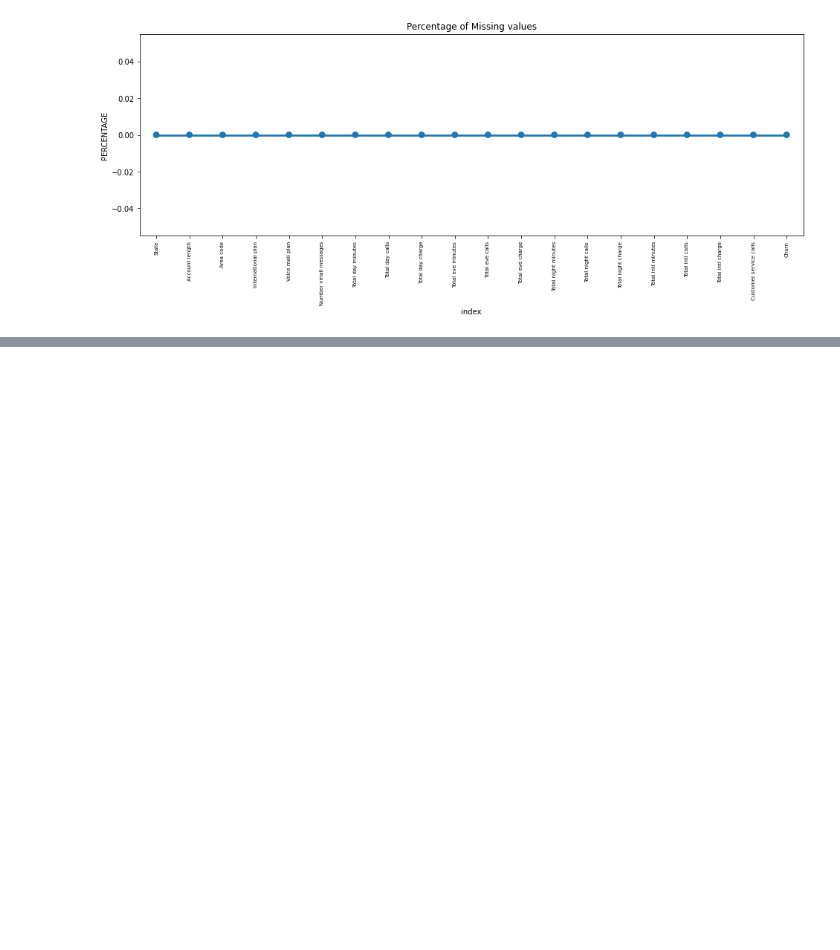
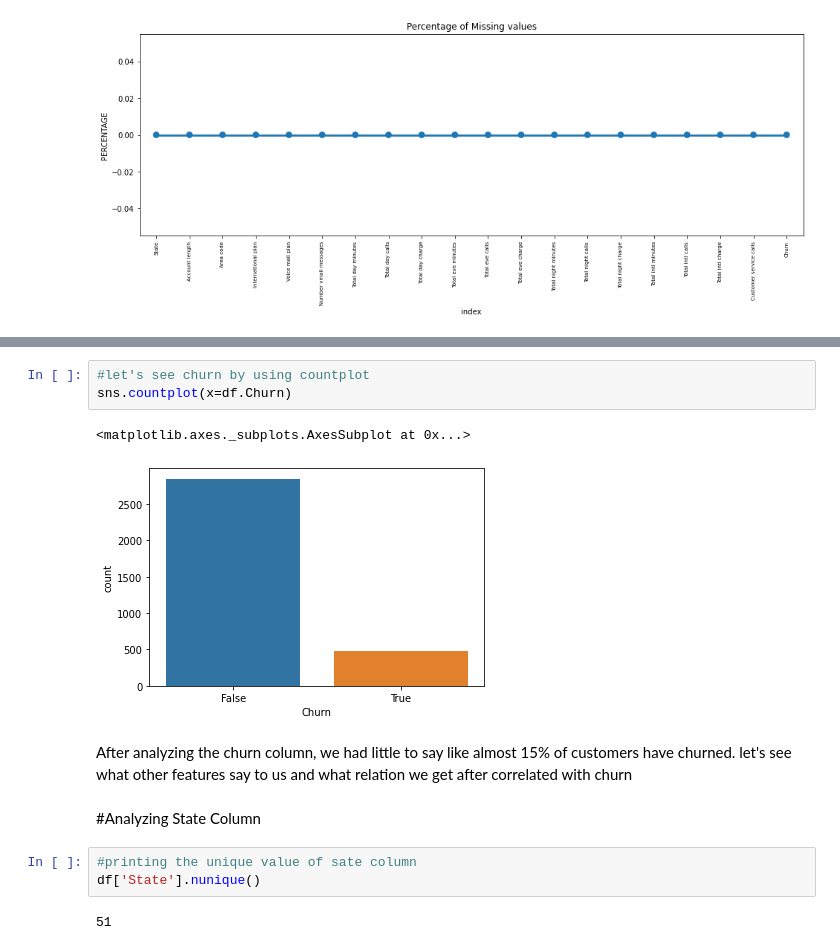
Before and after one commit to ARVINDBALADHE/Telecom-Churn-Analysis, a Jupyter notebook: Telecom_Churn_Analysis_Capstone_Project.ipynb, the cells around one changed output, grey strips where cells are left out. Drawn from its saved outputs; the diff is of its cells as text; blank space fills up the shorter version.

```diff
--- a/Telecom_Churn_Analysis_Capstone_Project.ipynb
+++ b/Telecom_Churn_Analysis_Capstone_Project.ipynb
@@ -92,0 +155,15 @@ plt.show()
+# %%
+#let's see churn by using countplot
+sns.countplot(x=df.Churn)
+# %% [output]
+<matplotlib.axes._subplots.AxesSubplot at 0x...>
+[figure, added]
+# %% [markdown]
+After analyzing the churn column, we had little to say like almost 15% of customers have churned. let's see what other features say to us and what relation we get after correlated with churn
+# %% [markdown]
+#Analyzing State Column
+# %%
+#printing the unique value of sate column
+df['State'].nunique()
+# %% [output]
+51
```
Also changed, not shown: parts of 17 cells of this notebook.
